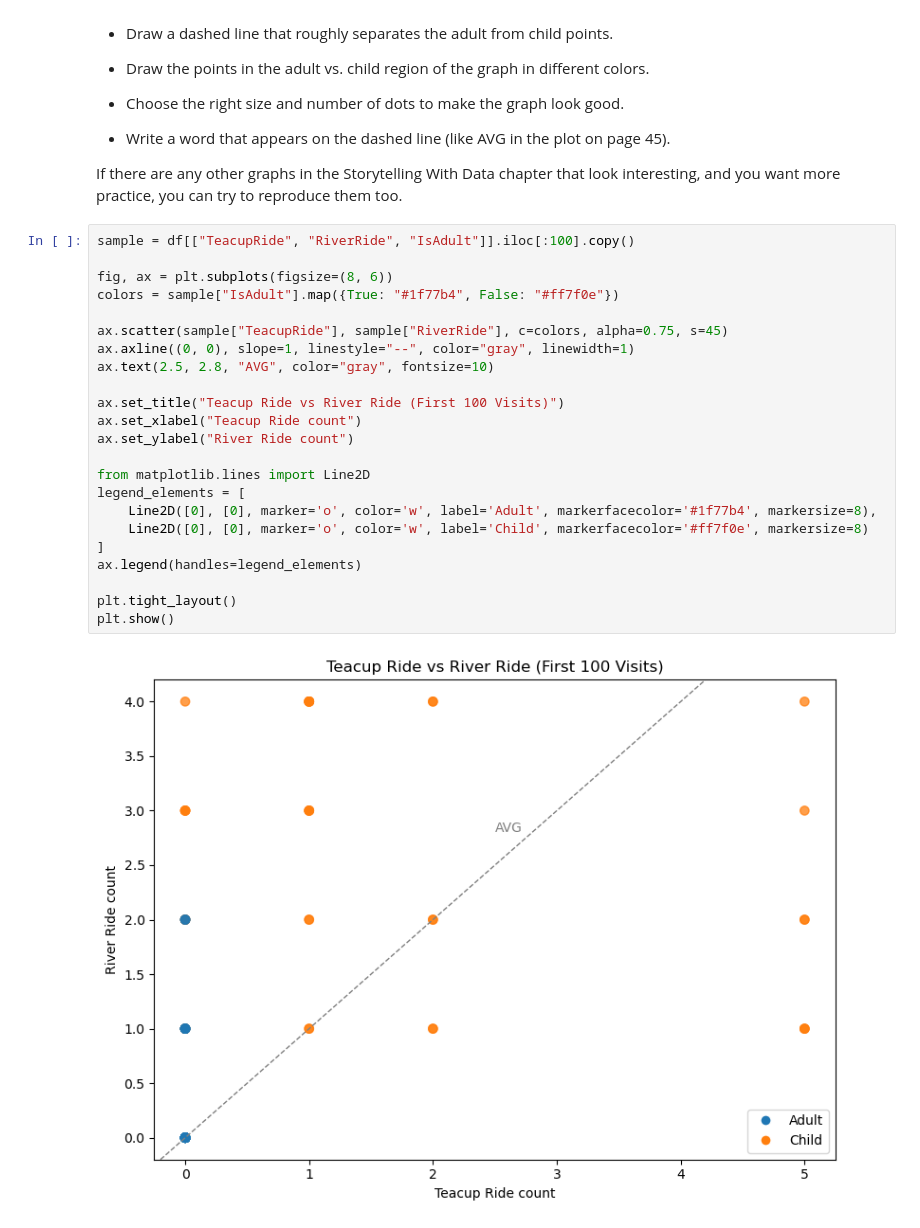
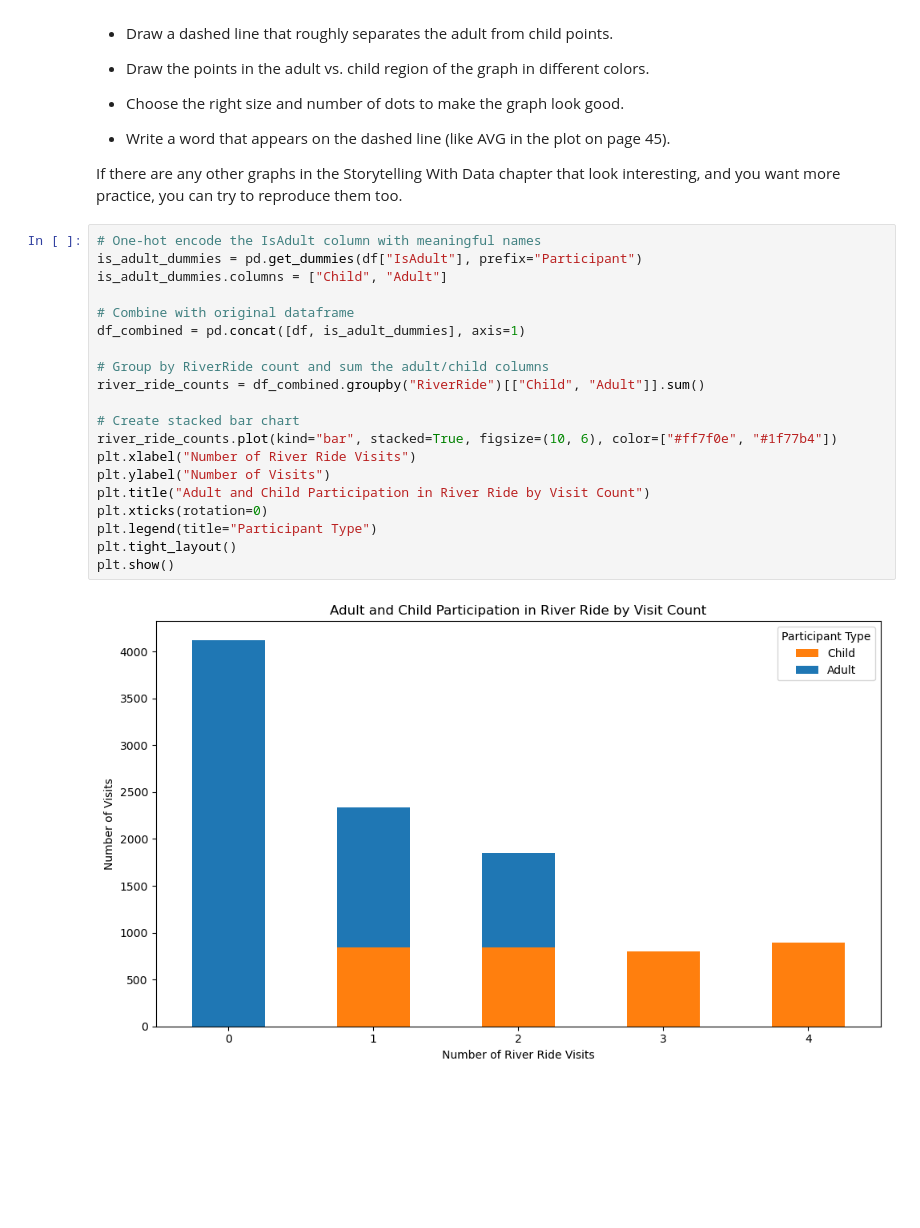
Before and after one commit to virenv-bu/Module-B-semester-2, a Jupyter notebook: OMDS-ModB2-Week3-Vishwakarma-Virendra.ipynb, the cells around one changed output. Cells and saved outputs as stored; diff of their text form; blank space fills up the shorter version.

```diff
--- a/OMDS-ModB2-Week3-Vishwakarma-Virendra.ipynb
+++ b/OMDS-ModB2-Week3-Vishwakarma-Virendra.ipynb
@@ -377,27 +442,24 @@ Here are some things you could do (you don't have to do all of them):
 
 If there are any other graphs in the Storytelling With Data chapter that look interesting, and you want more practice, you can try to reproduce them too.
 # %%
-sample = df[["TeacupRide", "RiverRide", "IsAdult"]].iloc[:100].copy()
+# One-hot encode the IsAdult column with meaningful names
+is_adult_dummies = pd.get_dummies(df["IsAdult"], prefix="Participant")
+is_adult_dummies.columns = ["Child", "Adult"]
 
-fig, ax = plt.subplots(figsize=(8, 6))
-colors = sample["IsAdult"].map({True: "#1f77b4", False: "#ff7f0e"})
+# Combine with original dataframe
+df_combined = pd.concat([df, is_adult_dummies], axis=1)
 
-ax.scatter(sample["TeacupRide"], sample["RiverRide"], c=colors, alpha=0.75, s=45)
-ax.axline((0, 0), slope=1, linestyle="--", color="gray", linewidth=1)
-ax.text(2.5, 2.8, "AVG", color="gray", fontsize=10)
+# Group by RiverRide count and sum the adult/child columns
+river_ride_counts = df_combined.groupby("RiverRide")[["Child", "Adult"]].sum()
 
-ax.set_title("Teacup Ride vs River Ride (First 100 Visits)")
-ax.set_xlabel("Teacup Ride count")
-ax.set_ylabel("River Ride count")
-
-from matplotlib.lines import Line2D
-legend_elements = [
-    Line2D([0], [0], marker='o', color='w', label='Adult', markerfacecolor='#1f77b4', markersize=8),
-    Line2D([0], [0], marker='o', color='w', label='Child', markerfacecolor='#ff7f0e', markersize=8)
-]
-ax.legend(handles=legend_elements)
-
+# Create stacked bar chart
+river_ride_counts.plot(kind="bar", stacked=True, figsize=(10, 6), color=["#ff7f0e", "#1f77b4"])
+plt.xlabel("Number of River Ride Visits")
+plt.ylabel("Number of Visits")
+plt.title("Adult and Child Participation in River Ride by Visit Count")
+plt.xticks(rotation=0)
+plt.legend(title="Participant Type")
 plt.tight_layout()
 plt.show()
 # %% [output]
-[figure, old version]
+[figure, new version]
```
Also changed, not shown: parts of 6 cells of this notebook, 3 other files.
